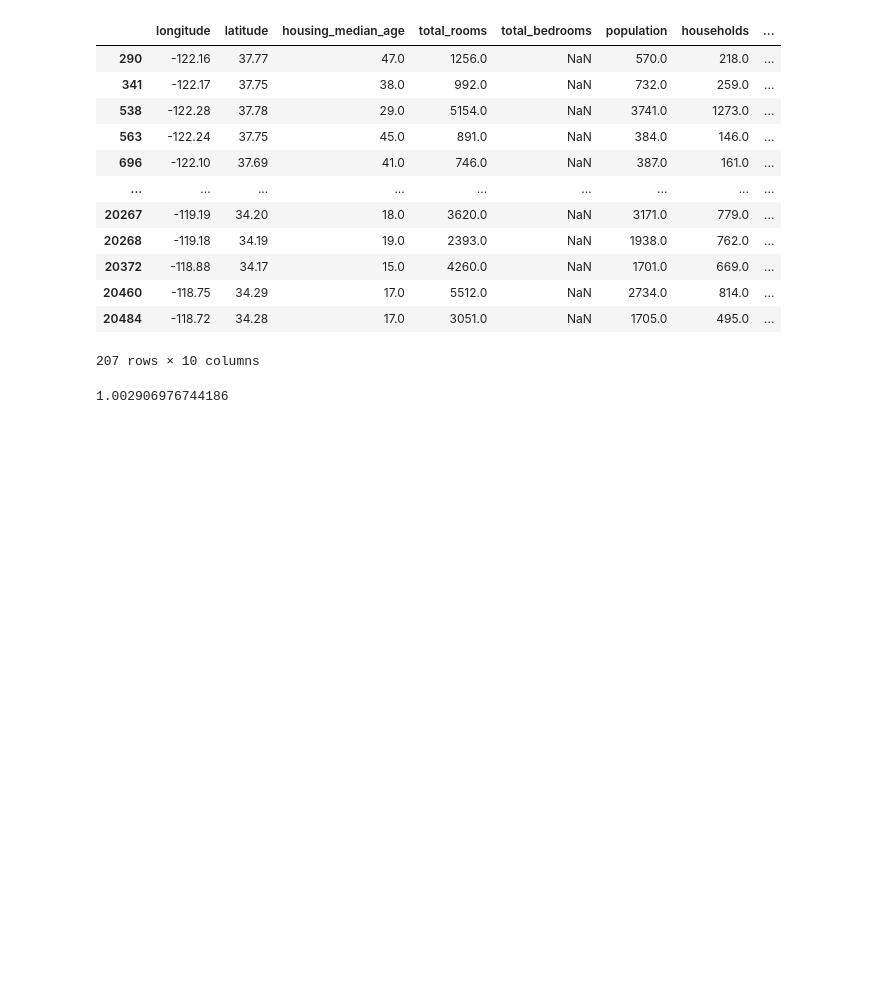
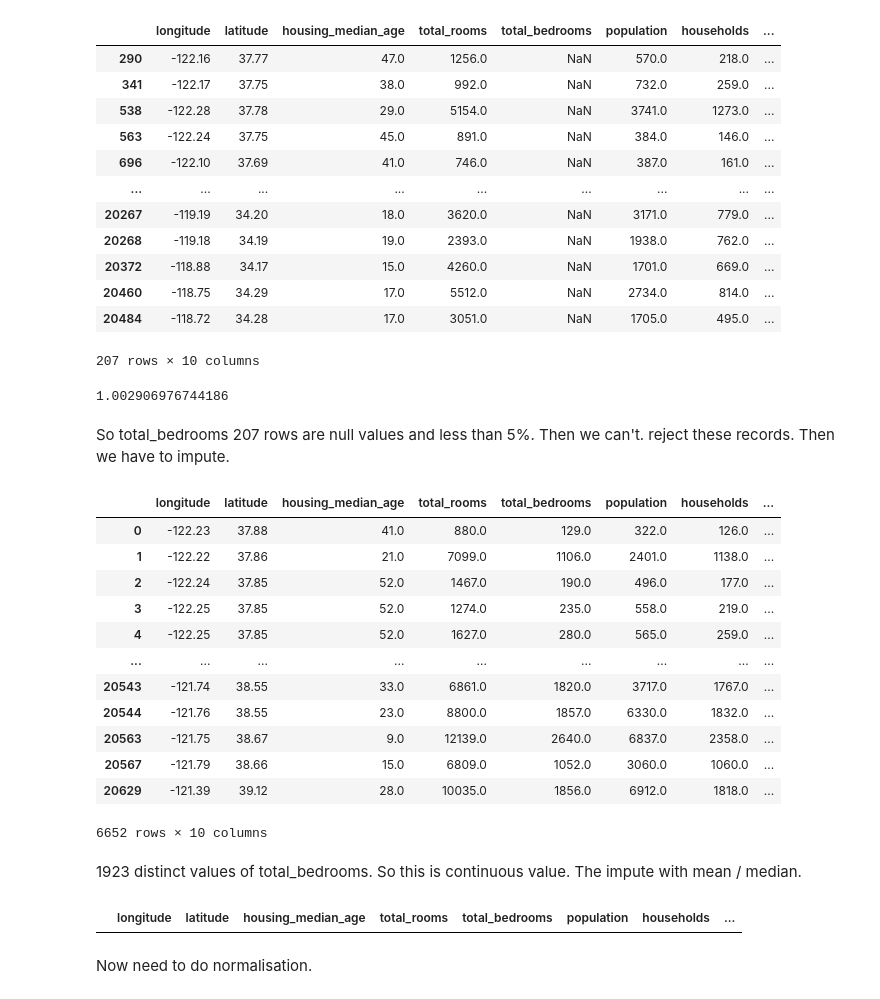
Before and after one commit to arindamdeyofficial/houseprediction, a Jupyter notebook: houseprediction.ipynb, the cells around one changed output. Cells and saved outputs as stored; diff of their text form; code cells hidden in the pictures; blank space fills up the shorter version.

```diff
--- a/houseprediction.ipynb
+++ b/houseprediction.ipynb
@@ -96,3 +96,23 @@ tbOut
 len(tbOut.index)/len(df.index)*100
 # %% [output]
 1.002906976744186
+# %% [markdown]
+So total_bedrooms 207 rows are null values and less than 5%. Then we can't. reject these records. Then we have to impute.
+# %%
+df.groupby('total_bedrooms').head()
+# %% [output]
+|  | longitude | latitude | housing_median_age | total_rooms | total_bedrooms | population | households | ... |
+| 0 | -122.23 | 37.88 | 41.0 | 880.0 | 129.0 | 322.0 | 126.0 | ... |
+| 1 | -122.22 | 37.86 | 21.0 | 7099.0 | 1106.0 | 2401.0 | 1138.0 | ... |
+| 2 | -122.24 | 37.85 | 52.0 | 1467.0 | 190.0 | 496.0 | 177.0 | ... |
+| 3 | -122.25 | 37.85 | 52.0 | 1274.0 | 235.0 | 558.0 | 219.0 | ... |
+| 4 | -122.25 | 37.85 | 52.0 | 1627.0 | 280.0 | 565.0 | 259.0 | ... |
+| ... | ... | ... | ... | ... | ... | ... | ... | ... |
+| 20543 | -121.74 | 38.55 | 33.0 | 6861.0 | 1820.0 | 3717.0 | 1767.0 | ... |
+| 20544 | -121.76 | 38.55 | 23.0 | 8800.0 | 1857.0 | 6330.0 | 1832.0 | ... |
+| 20563 | -121.75 | 38.67 | 9.0 | 12139.0 | 2640.0 | 6837.0 | 2358.0 | ... |
+| 20567 | -121.79 | 38.66 | 15.0 | 6809.0 | 1052.0 | 3060.0 | 1060.0 | ... |
+| 20629 | -121.39 | 39.12 | 28.0 | 10035.0 | 1856.0 | 6912.0 | 1818.0 | ... |
+6652 rows × 10 columns
+# %% [markdown]
+1923 distinct values of total_bedrooms. So this is continuous value. The impute with mean / median.
@@ -98,0 +121,6 @@ len(tbOut.index)/len(df.index)*100
+# %%
+df[df.isnull().any(axis=1)]
+# %% [output]
+|  | longitude | latitude | housing_median_age | total_rooms | total_bedrooms | population | households | ... |
+# %% [markdown]
+Now need to do normalisation.
```
Also changed, not shown: parts of 2 cells of this notebook.
